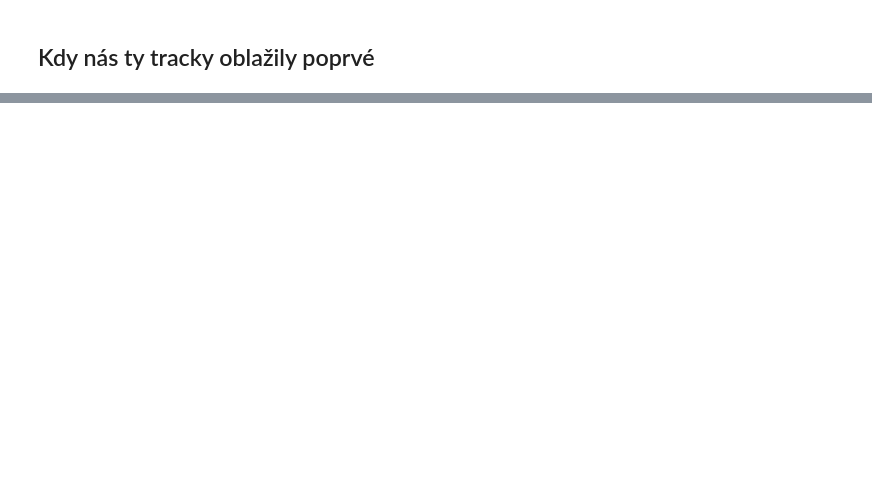
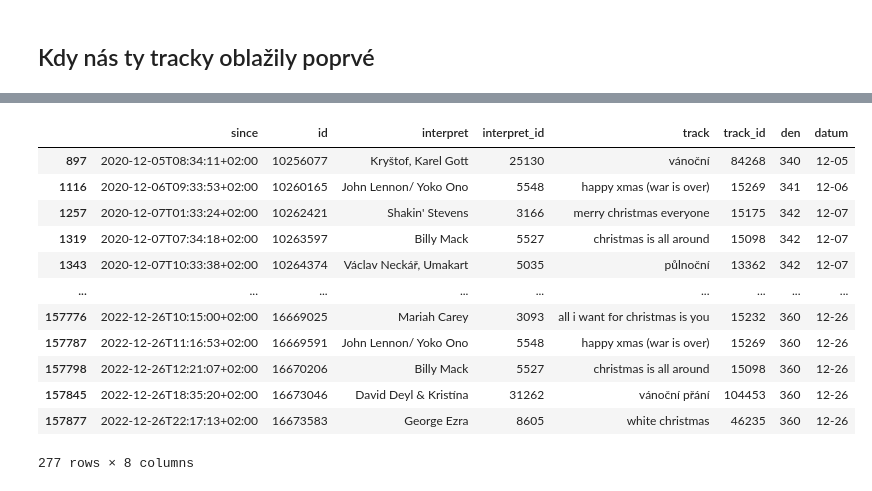
Before and after one commit to DataRozhlas/hitparady, a Jupyter notebook: 105 CZ100RADIO po roce Vánoce.ipynb, the cells around one changed output, grey strips where cells are left out. Saved outputs shown, nothing was run; the diff lists cells and outputs as text; code cells hidden in the pictures; blank space fills up the shorter version.

```diff
--- a/105 CZ100RADIO po roce Vánoce.ipynb
+++ b/105 CZ100RADIO po roce Vánoce.ipynb
@@ -93,0 +115,4 @@ Name: rok, dtype: int64
+# %%
+rz['since'] = rz['since'].apply(lambda x: x.replace("01:00","02:00"))
+# %%
+rz['den'] = pd.to_datetime(rz['since']).dt.dayofyear
@@ -93,0 +134,20 @@ Name: rok, dtype: int64
+# %%
+rz['datum'] = rz['since'].apply(lambda x: f"""{x[5:10]}""")
+# %%
+rz['track'] = rz['track'].apply(lambda x: x.lower())
+# %%
+rz[rz['track'].isin(vanocni_l)]
+# %% [output]
+|  | since | id | interpret | interpret_id | track | track_id | den | datum |
+| 897 | 2020-12-05T08:34:11+02:00 | 10256077 | Kryštof, Karel Gott | 25130 | vánoční | 84268 | 340 | 12-05 |
+| 1116 | 2020-12-06T09:33:53+02:00 | 10260165 | John Lennon/ Yoko Ono | 5548 | happy xmas (war is over) | 15269 | 341 | 12-06 |
+| 1257 | 2020-12-07T01:33:24+02:00 | 10262421 | Shakin' Stevens | 3166 | merry christmas everyone | 15175 | 342 | 12-07 |
+| 1319 | 2020-12-07T07:34:18+02:00 | 10263597 | Billy Mack | 5527 | christmas is all around | 15098 | 342 | 12-07 |
+| 1343 | 2020-12-07T10:33:38+02:00 | 10264374 | Václav Neckář, Umakart | 5035 | půlnoční | 13362 | 342 | 12-07 |
+| ... | ... | ... | ... | ... | ... | ... | ... | ... |
+| 157776 | 2022-12-26T10:15:00+02:00 | 16669025 | Mariah Carey | 3093 | all i want for christmas is you | 15232 | 360 | 12-26 |
+| 157787 | 2022-12-26T11:16:53+02:00 | 16669591 | John Lennon/ Yoko Ono | 5548 | happy xmas (war is over) | 15269 | 360 | 12-26 |
+| 157798 | 2022-12-26T12:21:07+02:00 | 16670206 | Billy Mack | 5527 | christmas is all around | 15098 | 360 | 12-26 |
+| 157845 | 2022-12-26T18:35:20+02:00 | 16673046 | David Deyl & Kristína | 31262 | vánoční přání | 104453 | 360 | 12-26 |
+| 157877 | 2022-12-26T22:17:13+02:00 | 16673583 | George Ezra | 8605 | white christmas | 46235 | 360 | 12-26 |
+277 rows × 8 columns
```
Also changed, not shown: parts of 15 cells of this notebook, 6 other files.
